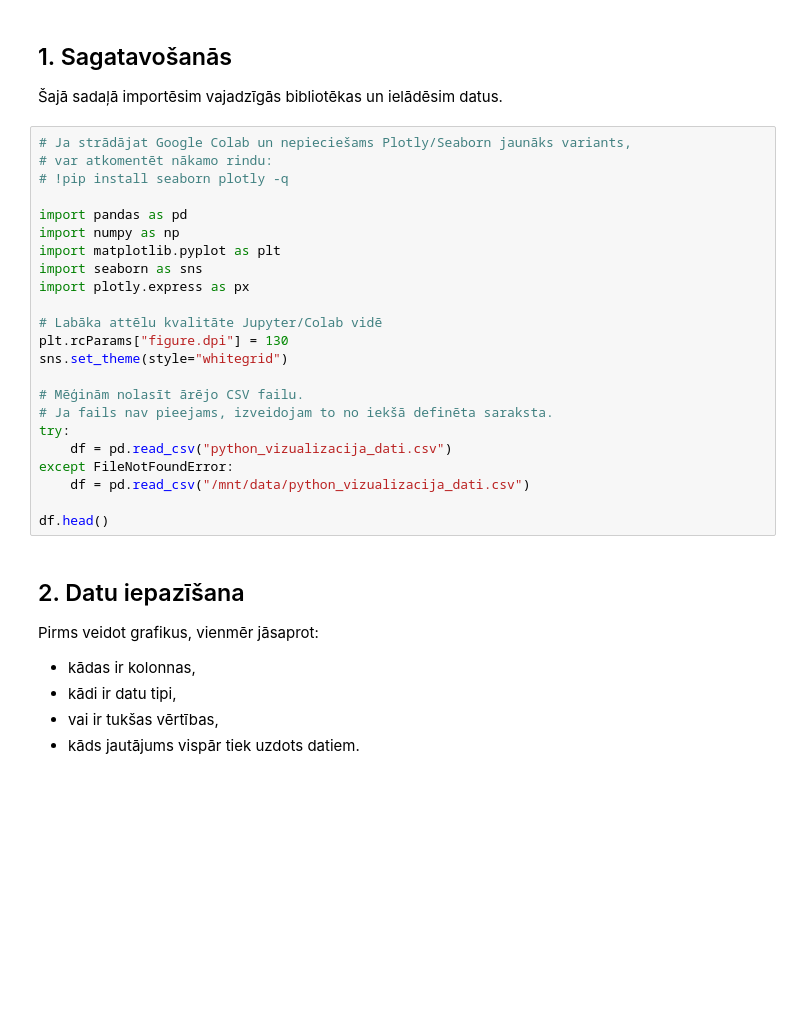
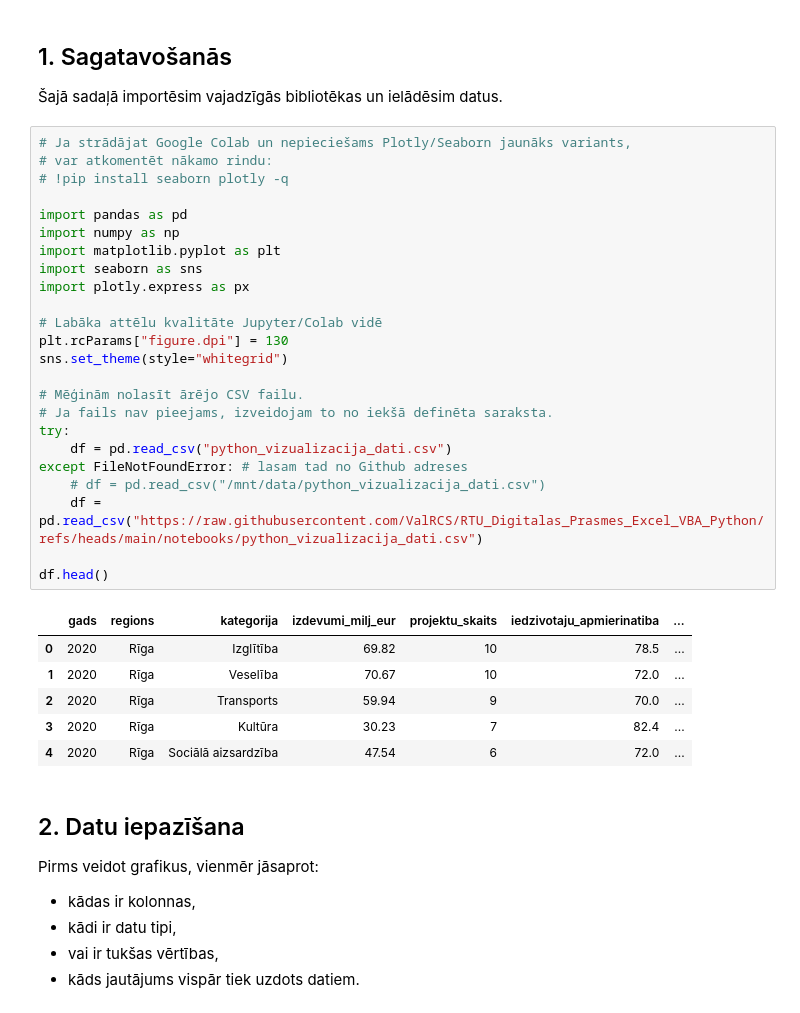
Before and after one commit to ValRCS/RTU_Digitalas_Prasmes_Excel_VBA_Python, a Jupyter notebook: notebooks/python_vizualizacija_teacher_lv.ipynb, the cells around one changed output. Saved outputs shown, nothing was run; the diff lists cells and outputs as text; blank space fills up the shorter version.

```diff
--- a/notebooks/python_vizualizacija_teacher_lv.ipynb
+++ b/notebooks/python_vizualizacija_teacher_lv.ipynb
@@ -28,26 +28,34 @@ Tiek izmantota sintētiska, bet reālistiska datu kopa par reģioniem, izdevumu
 # %%
 # Ja strādājat Google Colab un nepieciešams Plotly/Seaborn jaunāks variants,
 # var atkomentēt nākamo rindu:
 # !pip install seaborn plotly -q
 
 import pandas as pd
 import numpy as np
 import matplotlib.pyplot as plt
 import seaborn as sns
 import plotly.express as px
 
 # Labāka attēlu kvalitāte Jupyter/Colab vidē
 plt.rcParams["figure.dpi"] = 130
 sns.set_theme(style="whitegrid")
 
 # Mēģinām nolasīt ārējo CSV failu.
 # Ja fails nav pieejams, izveidojam to no iekšā definēta saraksta.
 try:
     df = pd.read_csv("python_vizualizacija_dati.csv")
-except FileNotFoundError:
-    df = pd.read_csv("/mnt/data/python_vizualizacija_dati.csv")
+except FileNotFoundError: # lasam tad no Github adreses
+    # df = pd.read_csv("/mnt/data/python_vizualizacija_dati.csv")
+    df = pd.read_csv("https://raw.githubusercontent.com/ValRCS/RTU_Digitalas_Prasmes_Excel_VBA_Python/refs/heads/main/notebooks/python_vizualizacija_dati.csv")
 
 df.head()
+# %% [output]
+|  | gads | regions | kategorija | izdevumi_milj_eur | projektu_skaits | iedzivotaju_apmierinatiba | ... |
+| 0 | 2020 | Rīga | Izglītība | 69.82 | 10 | 78.5 | ... |
+| 1 | 2020 | Rīga | Veselība | 70.67 | 10 | 72.0 | ... |
+| 2 | 2020 | Rīga | Transports | 59.94 | 9 | 70.0 | ... |
+| 3 | 2020 | Rīga | Kultūra | 30.23 | 7 | 82.4 | ... |
+| 4 | 2020 | Rīga | Sociālā aizsardzība | 47.54 | 6 | 72.0 | ... |
 # %% [markdown]
 ## 2. Datu iepazīšana
 
```
Also changed, not shown: parts of 15 cells of this notebook.
